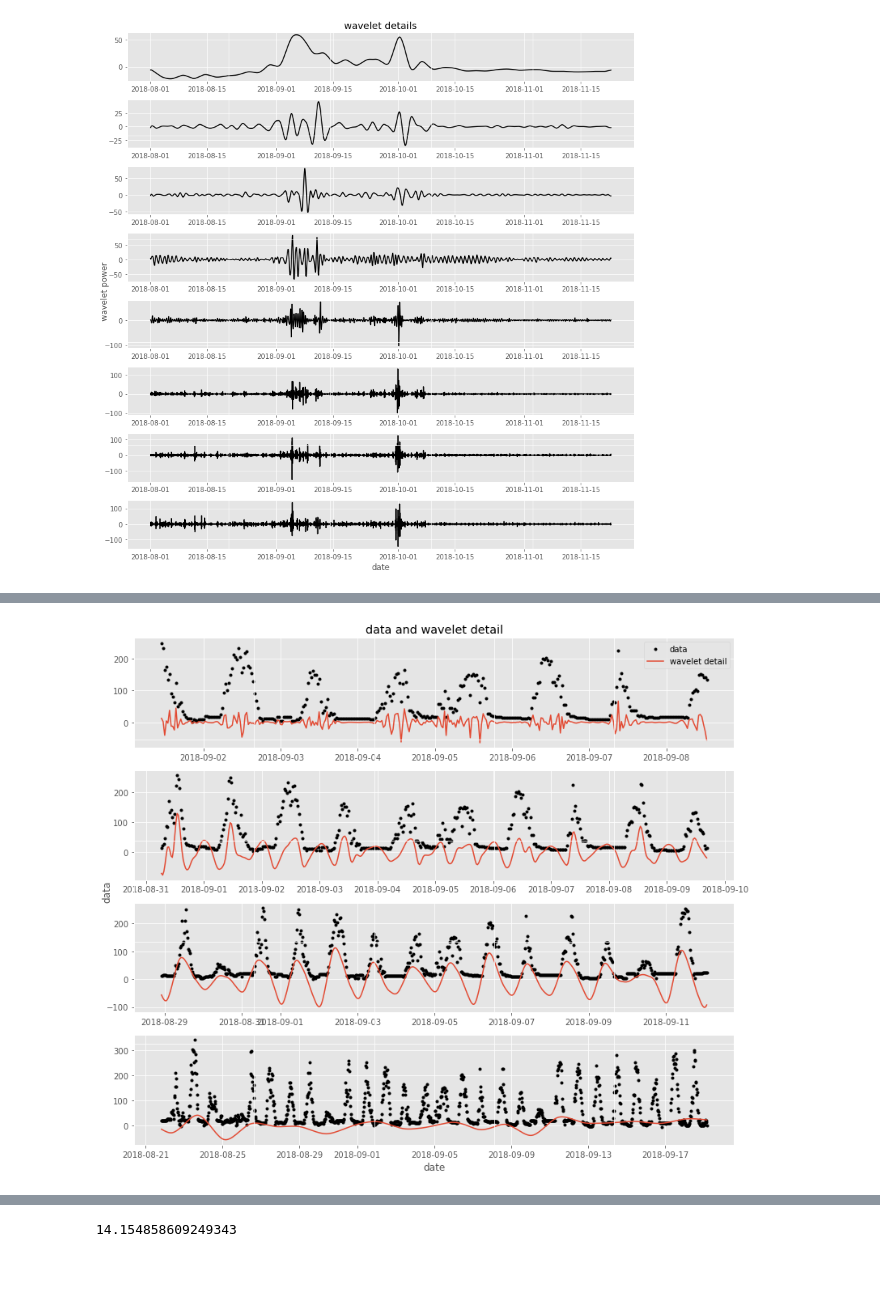
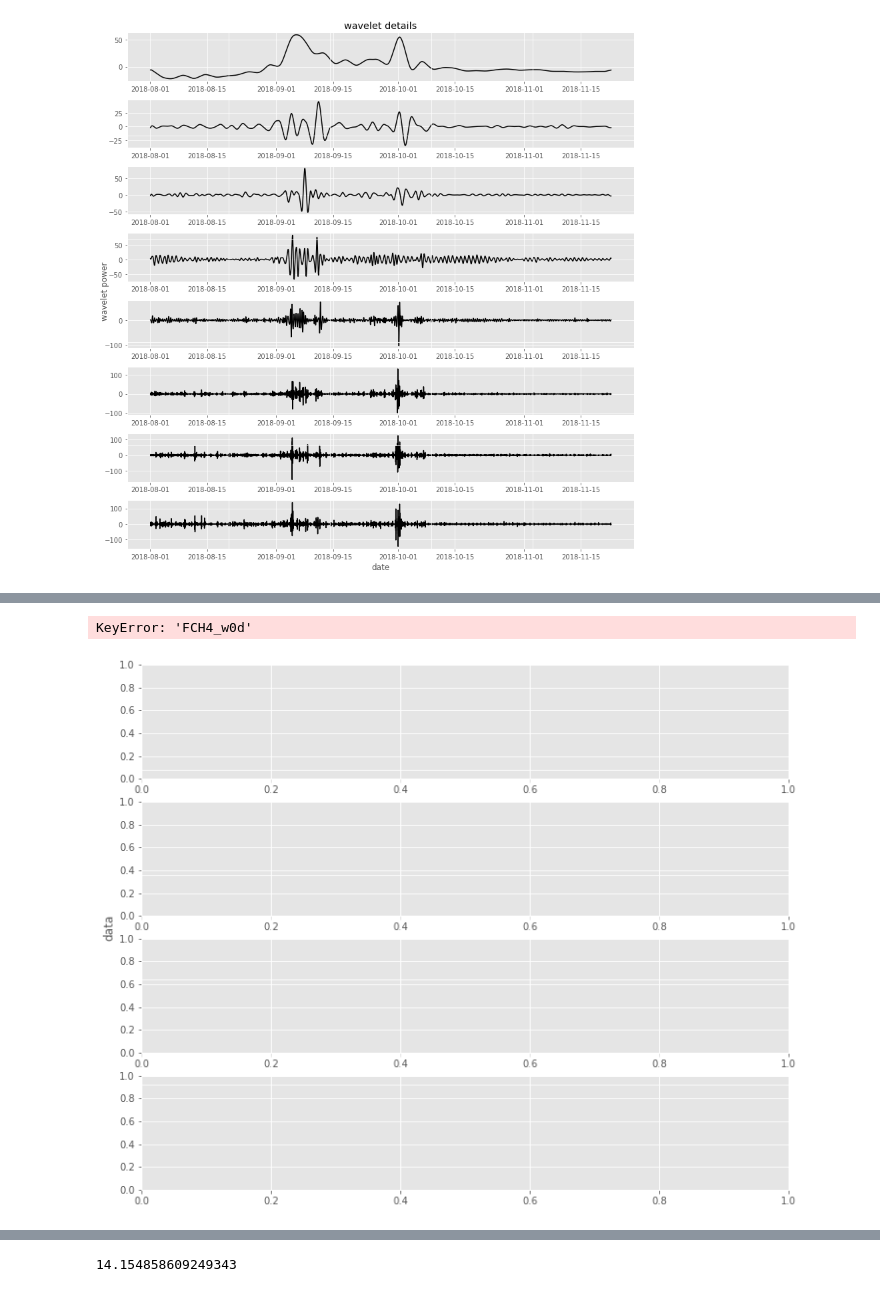
Before and after one commit to ottobriner/wavelet-partition, a Jupyter notebook: FLX_JP-BBY.ipynb, the cells around one changed output, grey strips where cells are left out. Saved outputs shown, nothing was run; the diff lists cells and outputs as text; code cells hidden in the pictures.

```diff
--- a/FLX_JP-BBY.ipynb
+++ b/FLX_JP-BBY.ipynb
@@ -97,7 +99,8 @@ p.wavelet(dfw.index, cLE)
 # %%
-p.reconst(df.loc[dfw.index, 'LE_F'], csumLE, scalesLE, '2018-09-05', ypLE)
+p.reconst(df.loc[dfw.index], csumLE, '2018-09-05', ypLE)
 # %% [output]
+KeyError: 'FCH4_w0d'
-[figure, old version]
+[figure, new version]
 # %%
 df.loc[dfw.index, ['FCH4_w{}'.format(j) for j in range(len(csumM))]] = np.array(csumM).T
 
```
Also changed, not shown: parts of 9 cells of this notebook, 1 other file.
